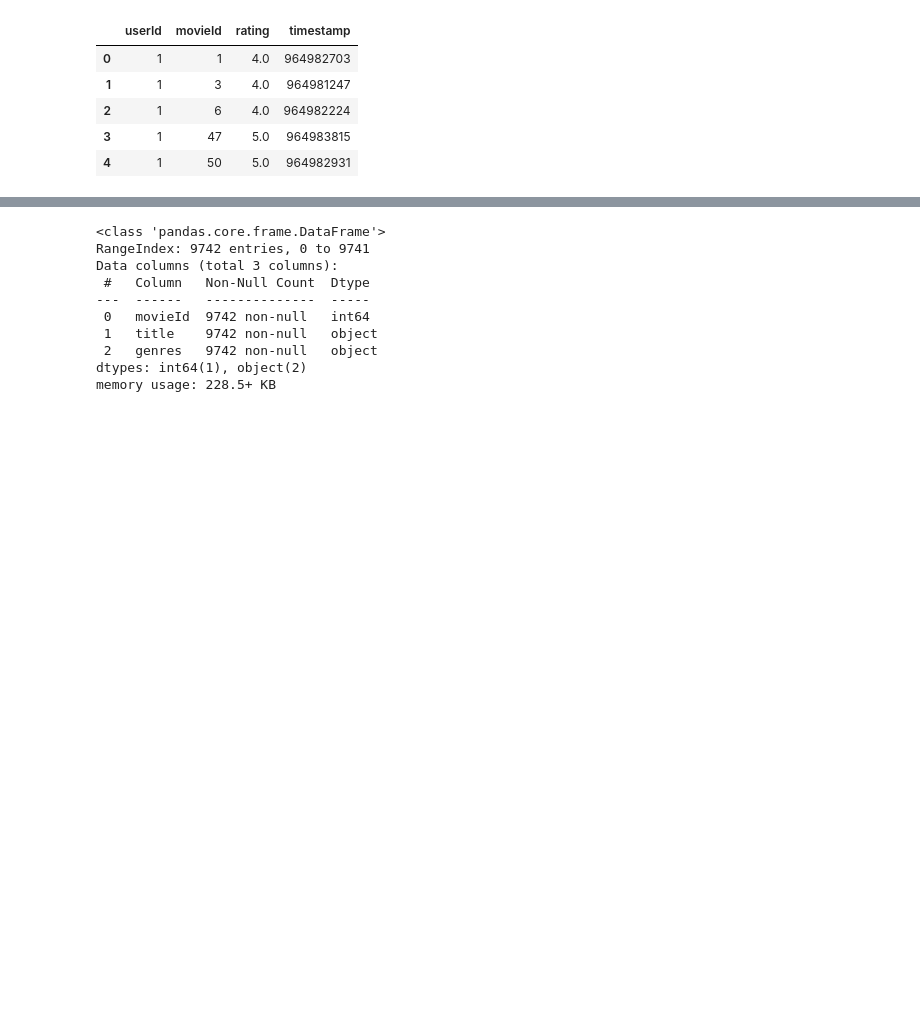
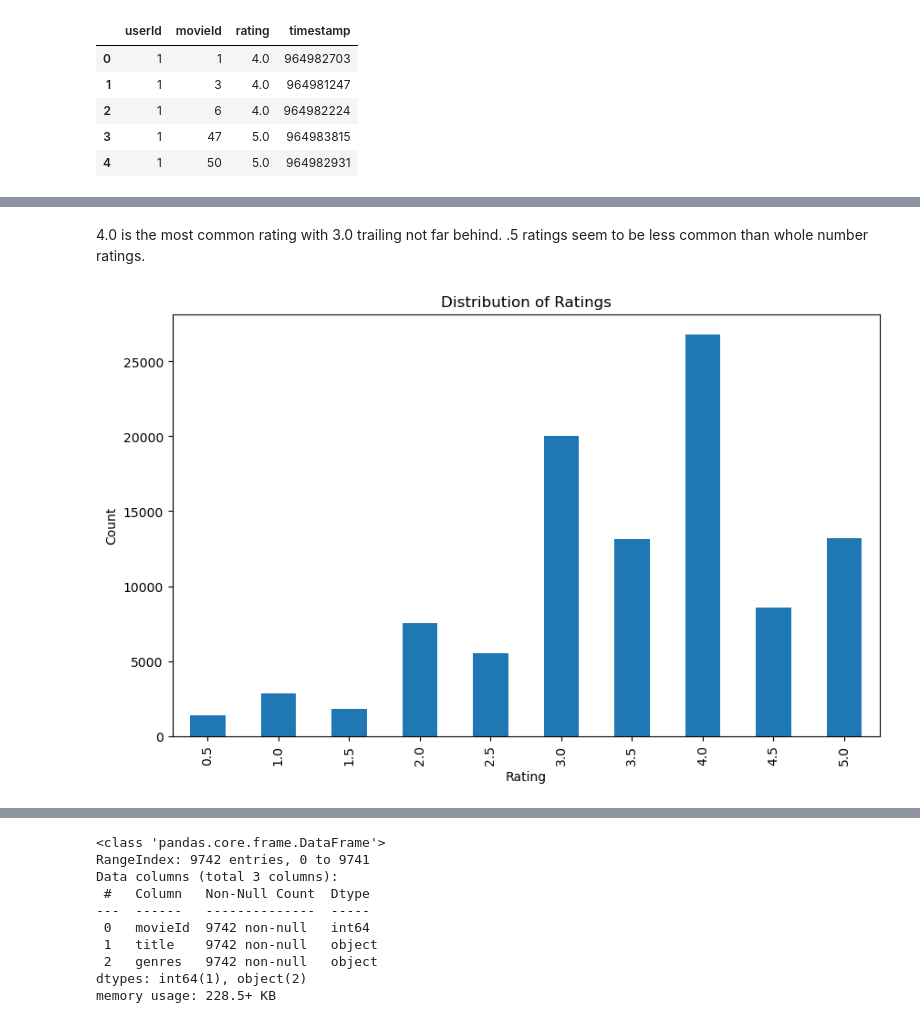
Before and after one commit to williambguo/ds-p4-project, a Jupyter notebook: notebooks/eda.ipynb, the cells around one changed output, grey strips where cells are left out. Cells and saved outputs as stored; diff of their text form; code cells hidden in the pictures; blank space fills up the shorter version.

```diff
--- a/notebooks/eda.ipynb
+++ b/notebooks/eda.ipynb
@@ -45,0 +70,14 @@ ratings_df.head()
+# %% [markdown]
+4.0 is the most common rating with 3.0 trailing not far behind. .5 ratings seem to be less common than whole number ratings.
+# %%
+# Distribution of ratings
+ratings_distribution = ratings_df['rating'].value_counts().sort_index()
+
+plt.figure(figsize=(10, 6))
+ratings_distribution.plot(kind='bar')
+plt.title('Distribution of Ratings')
+plt.xlabel('Rating')
+plt.ylabel('Count')
+plt.show()
+# %% [output]
+[figure, added]
```
Also changed, not shown: parts of 23 cells of this notebook, 2 other files.
